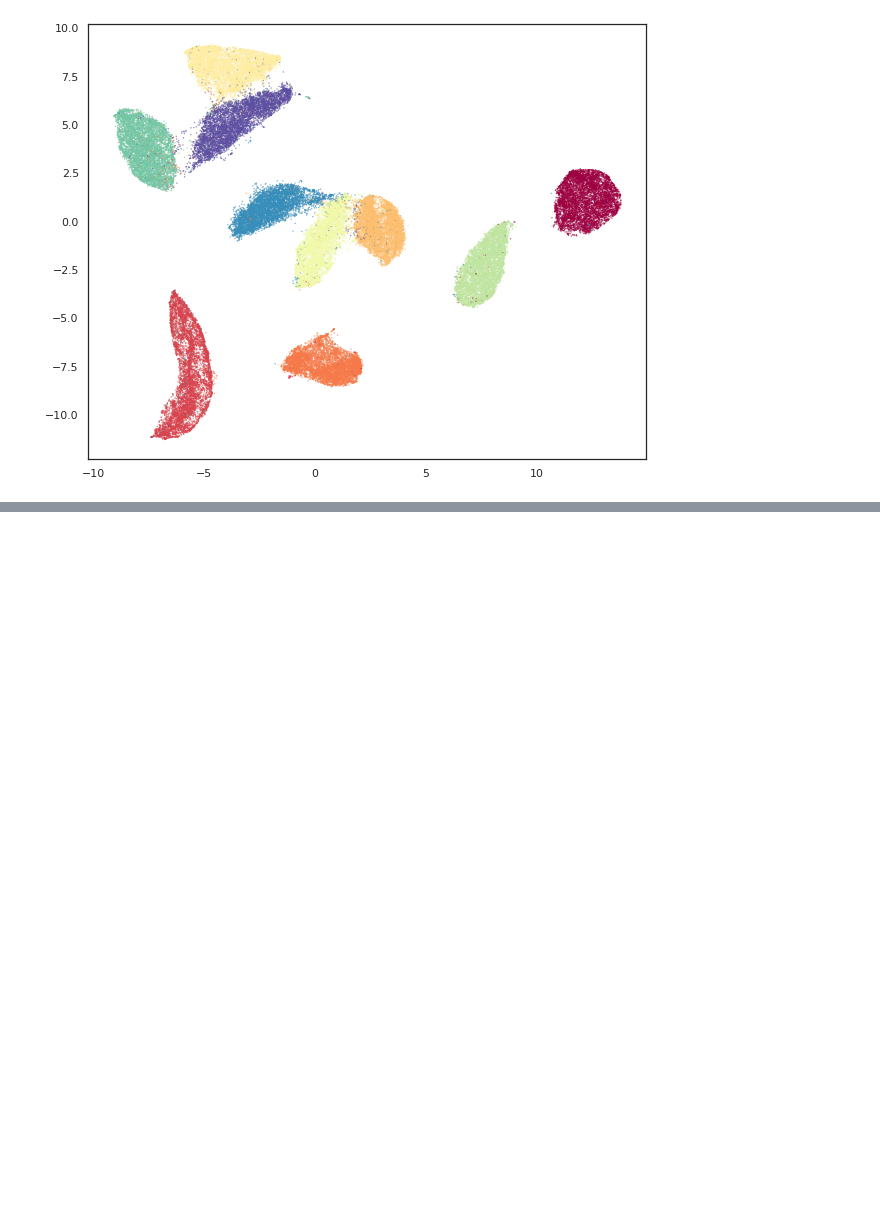
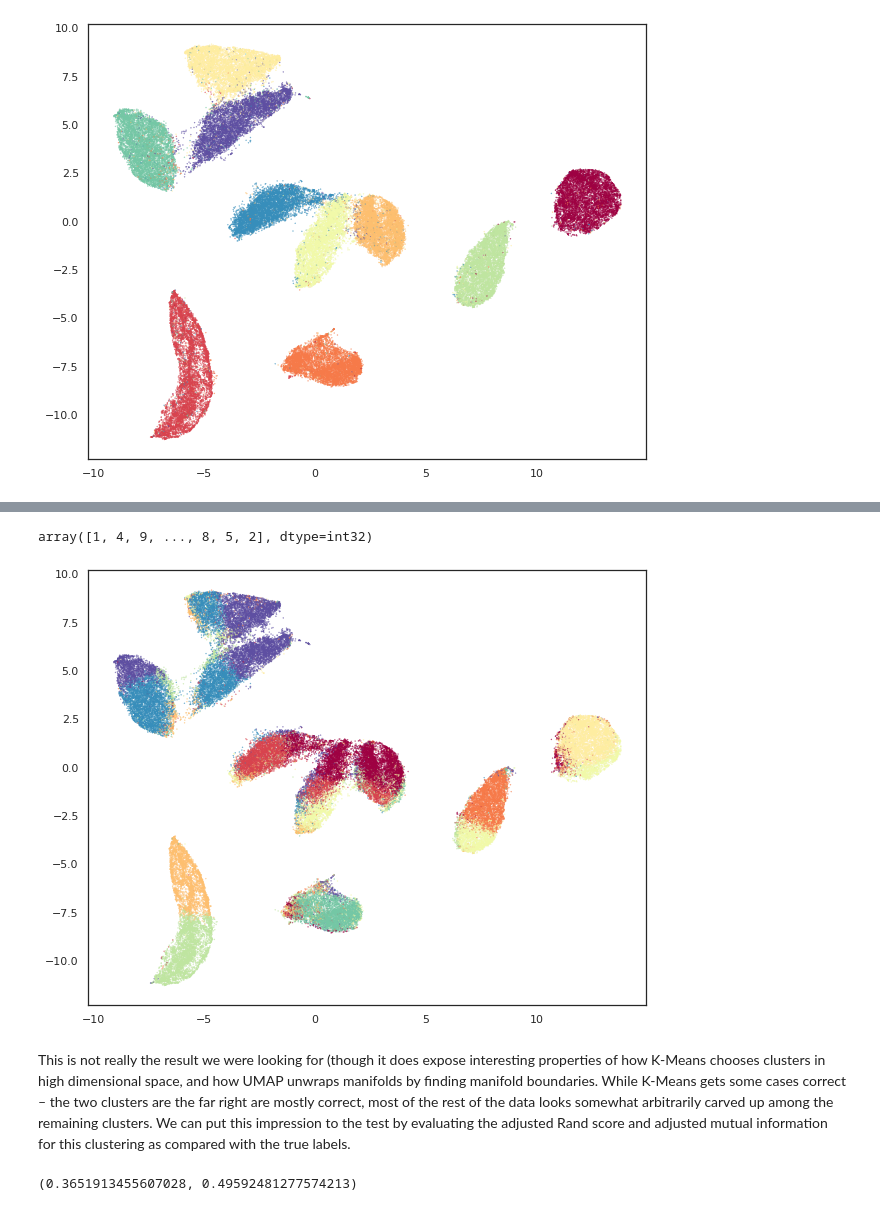
Before and after one commit to ShaunakSen/Data-Science-and-Machine-Learning, a Jupyter notebook: Clustering_UMAP.ipynb, the cells around one changed output, grey strips where cells are left out. Cells and saved outputs as stored; diff of their text form; code cells hidden in the pictures; blank space fills up the shorter version.

Commit message:
kmeans PCA and evaluation metrics

```diff
--- a/Clustering_UMAP.ipynb
+++ b/Clustering_UMAP.ipynb
@@ -86,0 +91,19 @@ plt.scatter(x=standard_embedding[:,0], y=standard_embedding[:,1], c=mnist.target
+# %%
+kmeans_labels = cluster.KMeans(n_clusters=10).fit_predict(mnist.data)
+# %%
+kmeans_labels
+# %% [output]
+array([1, 4, 9, ..., 8, 5, 2], dtype=int32)
+# %%
+plt.scatter(x=standard_embedding[:,0], y=standard_embedding[:,1], c=kmeans_labels.astype('int'), s=0.1, cmap='Spectral');
+# %% [output]
+[figure, added]
+# %% [markdown]
+This is not really the result we were looking for (though it does expose interesting properties of how K-Means chooses clusters in high dimensional space, and how UMAP unwraps manifolds by finding manifold boundaries. While K-Means gets some cases correct – the two clusters are the far right are mostly correct, most of the rest of the data looks somewhat arbitrarily carved up among the remaining clusters. We can put this impression to the test by evaluating the adjusted Rand score and adjusted mutual information for this clustering as compared with the true labels.
+# %%
+(
+    adjusted_rand_score(labels_true=mnist.target, labels_pred=kmeans_labels),
+    adjusted_mutual_info_score(labels_true=mnist.target, labels_pred=kmeans_labels)
+)
+# %% [output]
+(0.3651913455607028, 0.49592481277574213)
```
Also changed, not shown: parts of 8 cells of this notebook.
